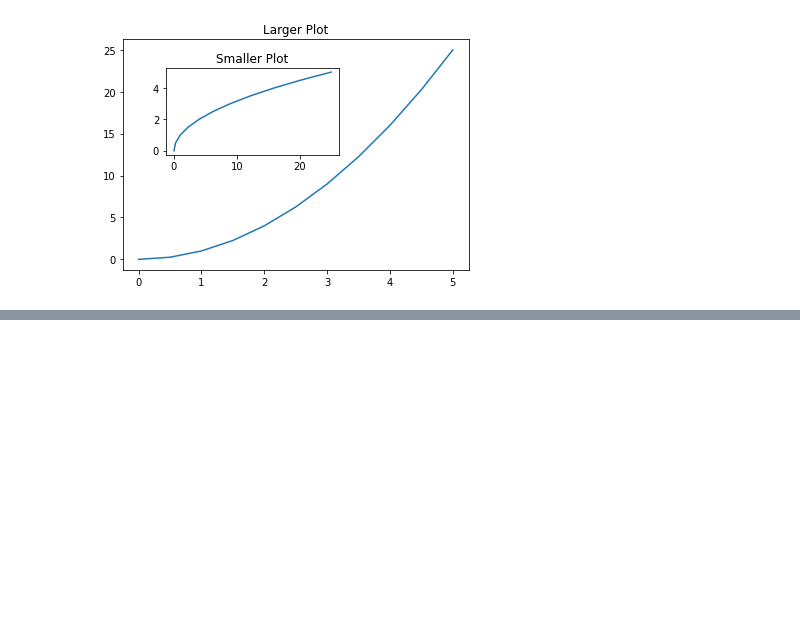
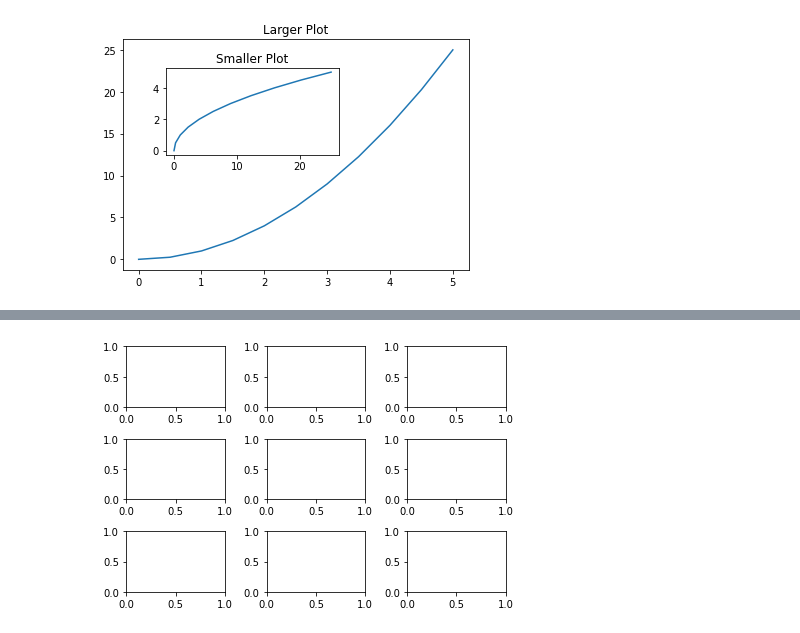
Before and after one commit to nids18/Matplotlib-, a Jupyter notebook: Data Visualization with Matplotlib Nids.ipynb, the cells around one changed output, grey strips where cells are left out. Saved outputs shown, nothing was run; the diff lists cells and outputs as text; code cells hidden in the pictures; blank space fills up the shorter version.

```diff
--- a/Data Visualization with Matplotlib Nids.ipynb
+++ b/Data Visualization with Matplotlib Nids.ipynb
@@ -96,0 +105,6 @@ Text(0.5, 1.0, 'Smaller Plot')
+# %%
+fig, axes = plt.subplots(nrows=3, ncols=3)
+#to take care of the overlaps
+plt.tight_layout()
+# %% [output]
+[figure, added]
```
Also changed, not shown: parts of 27 cells of this notebook.
